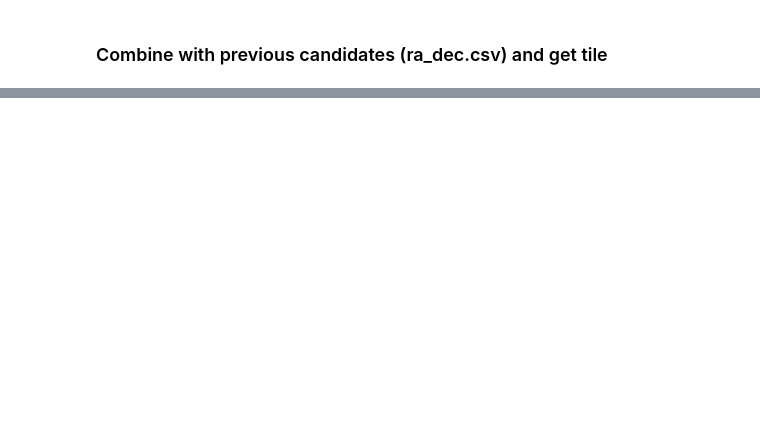
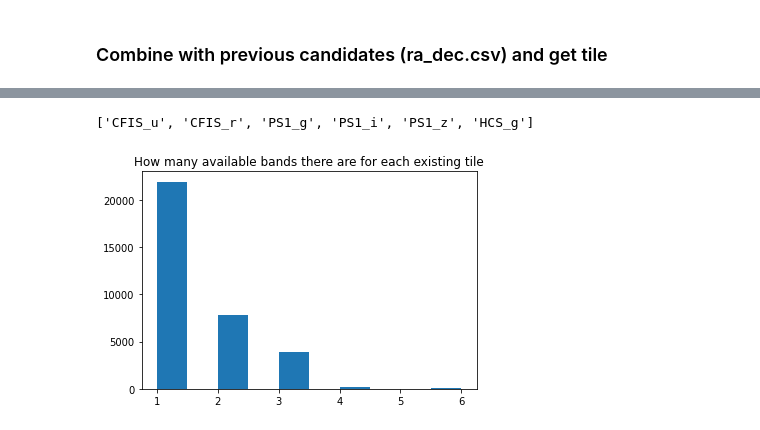
Before and after one commit to AnaHoban/GravitationalLensing2, a Jupyter notebook: Code/Batch Loading/Currently used/cutouts/Cutout_production.ipynb, the cells around one changed output, grey strips where cells are left out. Cells and saved outputs as stored; diff of their text form; code cells hidden in the pictures; blank space fills up the shorter version.

```diff
--- a/Code/Batch Loading/Currently used/cutouts/Cutout_production.ipynb
+++ b/Code/Batch Loading/Currently used/cutouts/Cutout_production.ipynb
@@ -125,0 +379,13 @@ ring1 = './labels/rings/ringsSDSS.txt'
+# %%
+bands = list(tiles_table.keys())[2:8] #leaving hcs_z out
+bands
+# %% [output]
+['CFIS_u', 'CFIS_r', 'PS1_g', 'PS1_i', 'PS1_z', 'HCS_g']
+# %%
+def in_tile(row):
+    i = 0
+    for band in bands:
+        if row[band] != 0:
+            i += 1
+    return i
+tiles_table['band_nb'] = tiles_table.apply(lambda row: in_tile(row), axis = 1)
@@ -125,0 +394,5 @@ ring1 = './labels/rings/ringsSDSS.txt'
+# %%
+plt.title('How many available bands there are for each existing tile')
+plt.hist(tiles_table['band_nb']);
+# %% [output]
+[figure, added]
```
Also changed, not shown: parts of 42 cells of this notebook.
